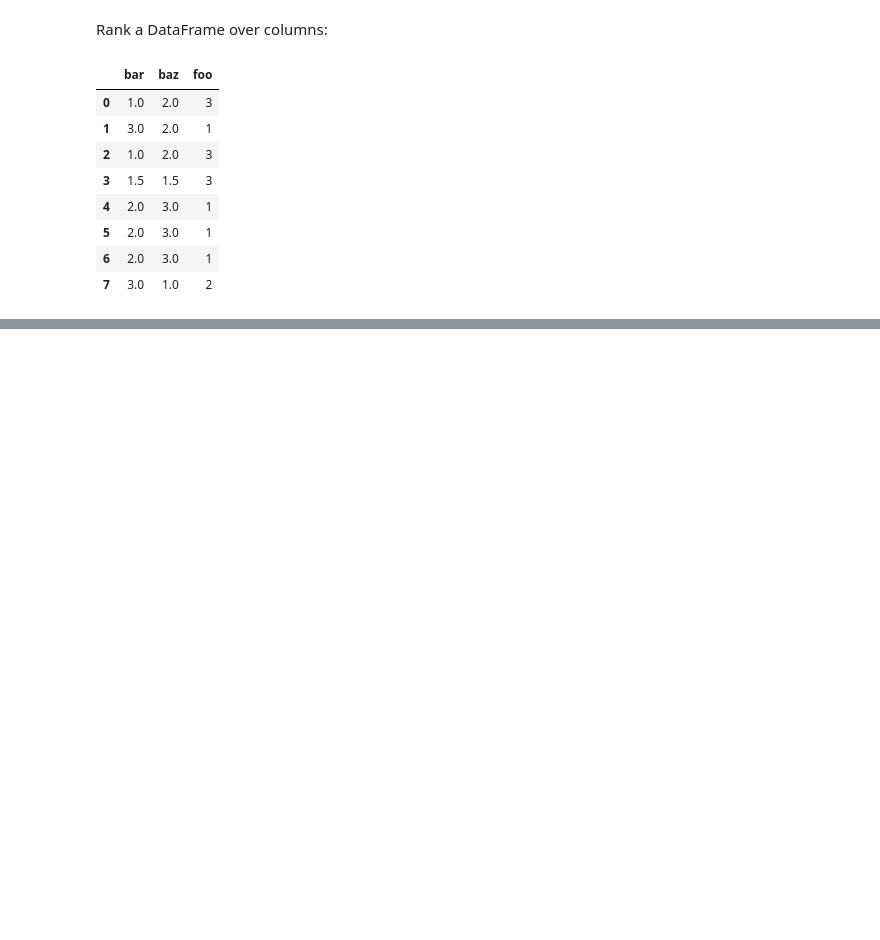
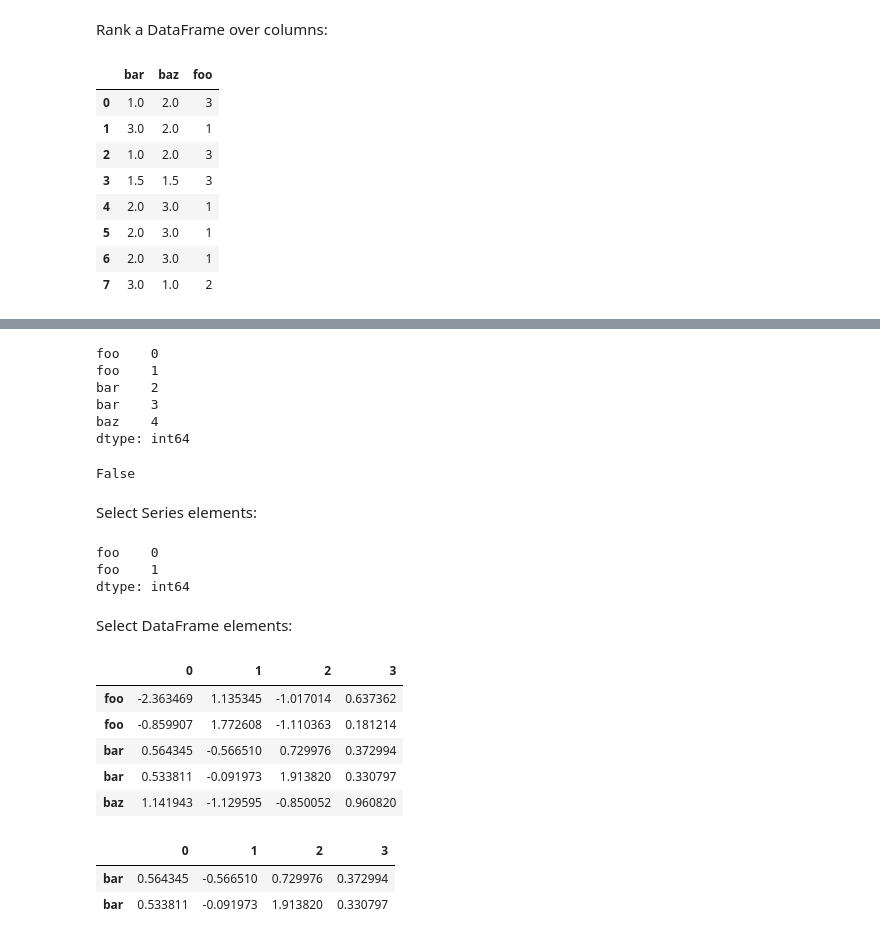
Before and after one commit to donnemartin/data-science-ipython-notebooks, a Jupyter notebook: pandas/pandas.ipynb, the cells around one changed output, grey strips where cells are left out. Saved outputs shown, nothing was run; the diff lists cells and outputs as text; code cells hidden in the pictures; blank space fills up the shorter version.

Commit message:
Added snippets for Axis Indexes with Duplicate Values.

```diff
--- a/pandas/pandas.ipynb
+++ b/pandas/pandas.ipynb
@@ -1038,0 +1043,41 @@ df_13.rank(axis=1)
+# %%
+ser_12 = Series(range(5), index=['foo', 'foo', 'bar', 'bar', 'baz'])
+ser_12
+# %% [output]
+foo    0
+foo    1
+bar    2
+bar    3
+baz    4
+dtype: int64
+# %%
+ser_12.index.is_unique
+# %% [output]
+False
+# %% [markdown]
+Select Series elements:
+# %%
+ser_12['foo']
+# %% [output]
+foo    0
+foo    1
+dtype: int64
+# %% [markdown]
+Select DataFrame elements:
+# %%
+df_14 = DataFrame(np.random.randn(5, 4),
+                  index=['foo', 'foo', 'bar', 'bar', 'baz'])
+df_14
+# %% [output]
+|  | 0 | 1 | 2 | 3 |
+| foo | -2.363469 | 1.135345 | -1.017014 | 0.637362 |
+| foo | -0.859907 | 1.772608 | -1.110363 | 0.181214 |
+| bar | 0.564345 | -0.566510 | 0.729976 | 0.372994 |
+| bar | 0.533811 | -0.091973 | 1.913820 | 0.330797 |
+| baz | 1.141943 | -1.129595 | -0.850052 | 0.960820 |
+# %%
+df_14.ix['bar']
+# %% [output]
+|  | 0 | 1 | 2 | 3 |
+| bar | 0.564345 | -0.566510 | 0.729976 | 0.372994 |
+| bar | 0.533811 | -0.091973 | 1.913820 | 0.330797 |
```
Also changed, not shown: parts of 2 cells of this notebook.
